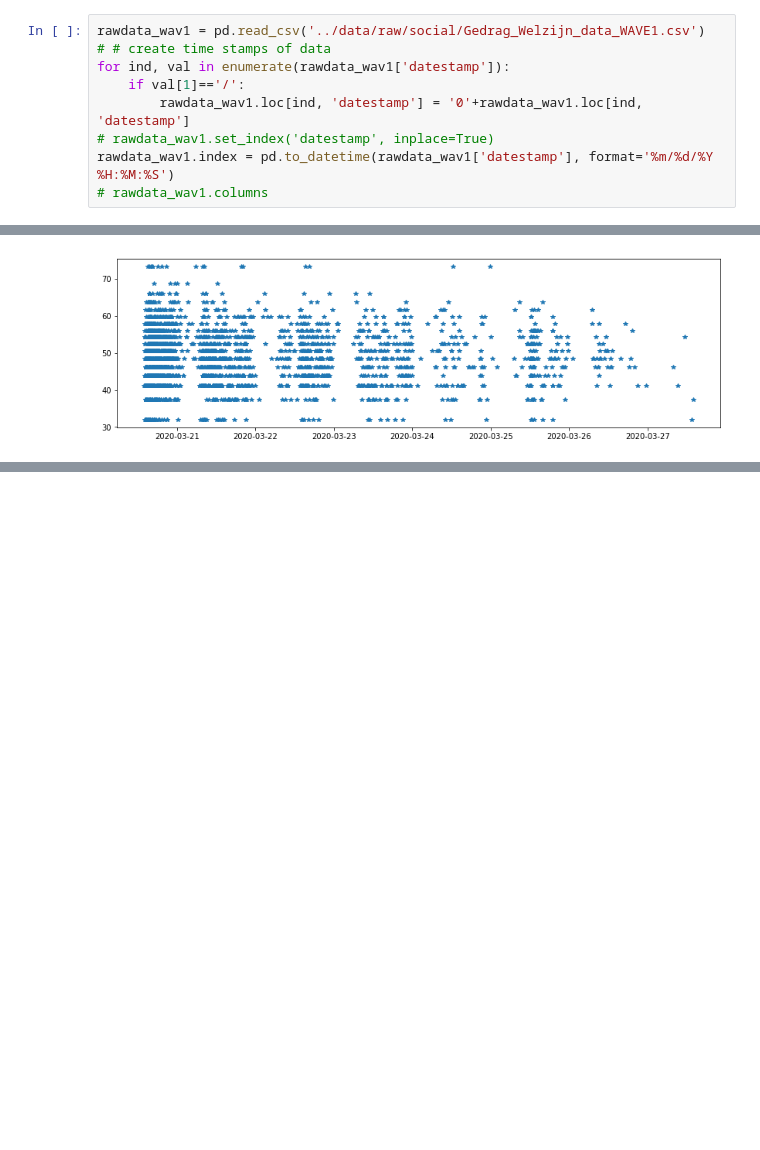
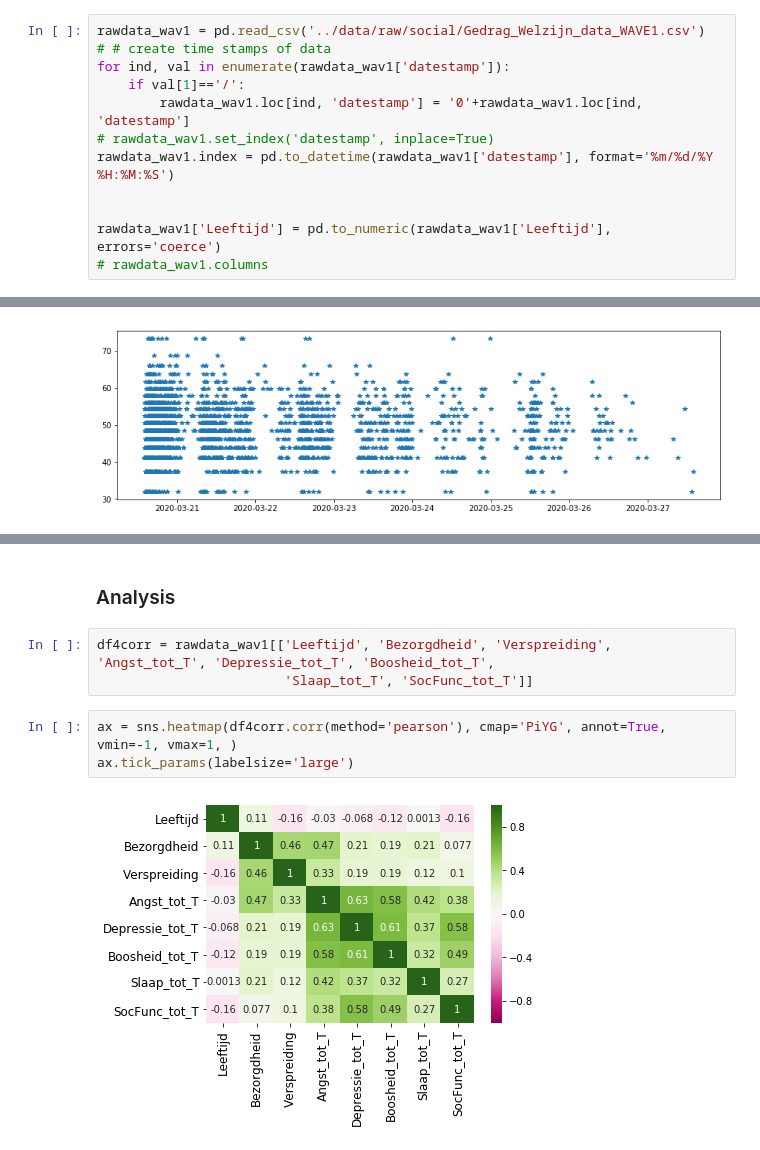
Before and after one commit to mghijs/COVID19-Model, a Jupyter notebook: notebooks/social_PROMIS_data.ipynb, the cells around one changed output, grey strips where cells are left out. Cells and saved outputs as stored; diff of their text form; blank space fills up the shorter version.

Commit message:
Correlation analysis current data
need data of wave 3, where questions were asked on to what extent people
respect the rules

```diff
--- a/notebooks/social_PROMIS_data.ipynb
+++ b/notebooks/social_PROMIS_data.ipynb
@@ -21,6 +24,9 @@ for ind, val in enumerate(rawdata_wav1['datestamp']):
         rawdata_wav1.loc[ind, 'datestamp'] = '0'+rawdata_wav1.loc[ind, 'datestamp']
 # rawdata_wav1.set_index('datestamp', inplace=True)
 rawdata_wav1.index = pd.to_datetime(rawdata_wav1['datestamp'], format='%m/%d/%Y %H:%M:%S')
+
+
+rawdata_wav1['Leeftijd'] = pd.to_numeric(rawdata_wav1['Leeftijd'], errors='coerce')
 # rawdata_wav1.columns
 # %%
 fig, ax = plt.subplots(figsize=(14,4))
@@ -30,0 +57,10 @@ ax.plot(rawdata_wav1['Slaap_tot_T'], '*')
+# %% [markdown]
+### Analysis
+# %%
+df4corr = rawdata_wav1[['Leeftijd', 'Bezorgdheid', 'Verspreiding', 'Angst_tot_T', 'Depressie_tot_T', 'Boosheid_tot_T',
+                        'Slaap_tot_T', 'SocFunc_tot_T']]
+# %%
+ax = sns.heatmap(df4corr.corr(method='pearson'), cmap='PiYG', annot=True, vmin=-1, vmax=1, )
+ax.tick_params(labelsize='large')
+# %% [output]
+[figure, added]
```
Also changed, not shown: parts of 3 cells of this notebook.
